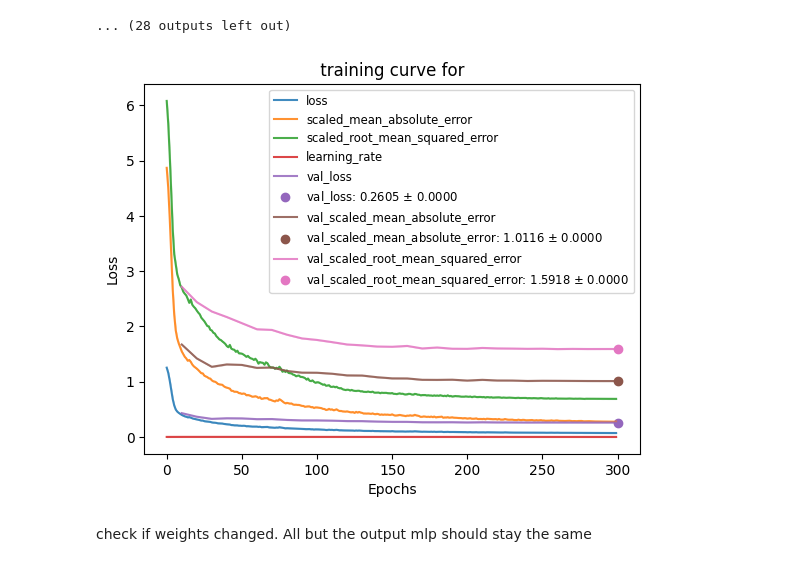
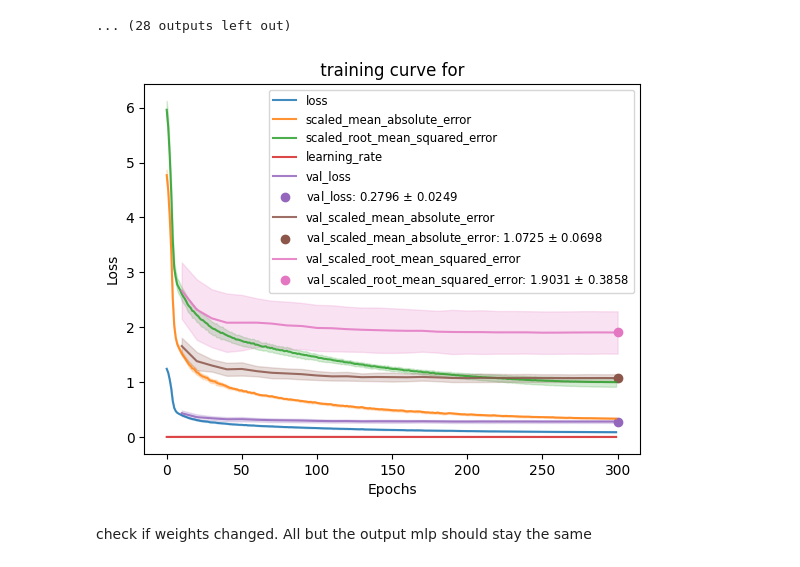
Before and after one commit to aimat-lab/gcnn_keras, a Jupyter notebook: notebooks/example_transfer_learning.ipynb, the cells around one changed output. Cells and saved outputs as stored; diff of their text form; code cells hidden in the pictures.

```diff
--- a/notebooks/example_transfer_learning.ipynb
+++ b/notebooks/example_transfer_learning.ipynb
@@ -321,9 +321,9 @@ Model: "NMPN"
 └───────────────────────────────┴───────────────────────────┴─────────────┴────────────────────────────────┘
 ... (28 outputs left out)
 # %%
-plot_train_test_loss([hist]);
+plot_train_test_loss(history_list);
 # %% [output]
-[figure, old version]
+[figure, new version]
 # %% [markdown]
 check if weights changed. All but the output mlp should stay the same
 # %%
```
Also changed, not shown: parts of 2 cells of this notebook.
